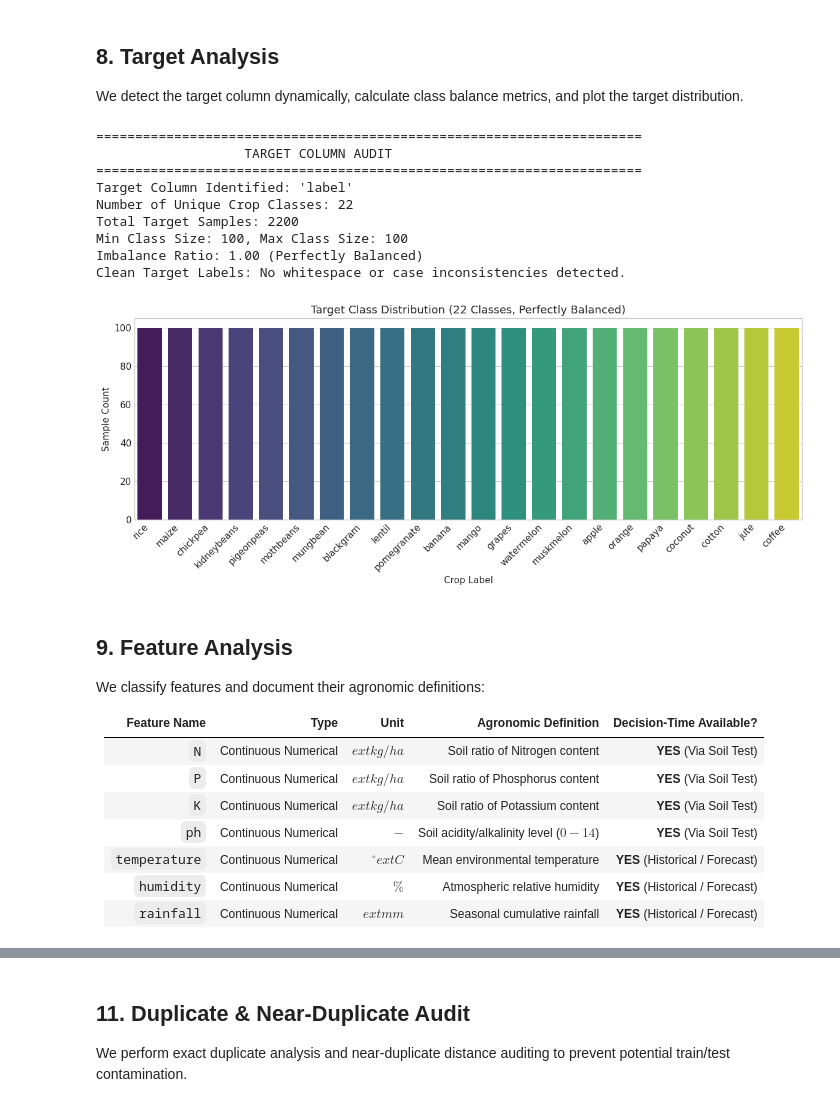
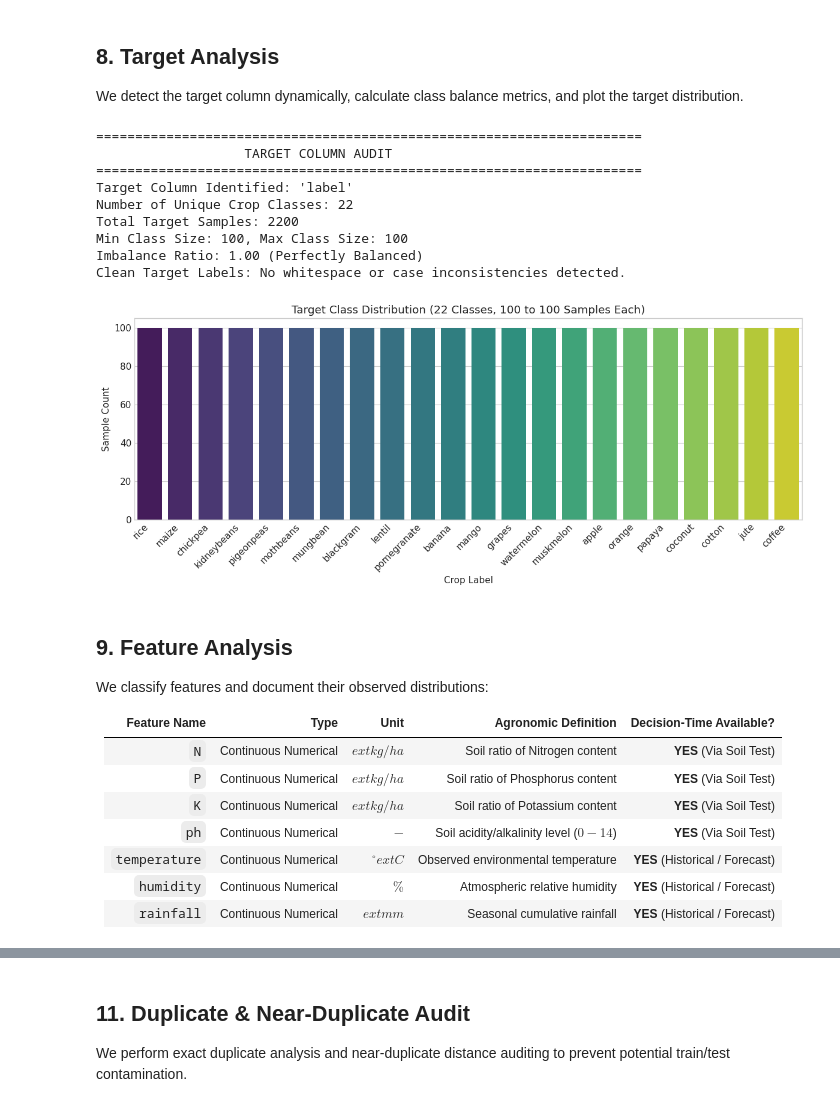
Before and after one commit to animesh6532/AGRINEXUS-AI, a Jupyter notebook: Notebook/01_crop_recommendation.ipynb, the cells around one changed output, grey strips where cells are left out. Drawn from its saved outputs; the diff is of its cells as text; code cells hidden in the pictures.

```diff
--- a/Notebook/01_crop_recommendation.ipynb
+++ b/Notebook/01_crop_recommendation.ipynb
@@ -187,16 +191,10 @@ We dynamically load the selected primary dataset using the resolved absolute pat
 # %%
-DATA_PATH = None
-for f in CROP_DATA_DIR.iterdir():
-    if f.name.lower() == 'crop_recommendation.csv':
-        DATA_PATH = f
-        break
+# Cell 8: Primary Dataset Loading
+EXPECTED_FILENAME = 'Crop_recommendation.csv'
+DATA_PATH = CROP_DATA_DIR / EXPECTED_FILENAME
 
-if DATA_PATH is None or not DATA_PATH.exists():
-    tabular_files = list(CROP_DATA_DIR.glob('*.csv'))
-    if tabular_files:
-        DATA_PATH = tabular_files[0]
-    else:
-        raise FileNotFoundError("CRITICAL: Primary tabular dataset file not found!")
+if not DATA_PATH.exists():
+    raise FileNotFoundError(f"CRITICAL ERROR: Expected dataset file '{EXPECTED_FILENAME}' not found in '{CROP_DATA_DIR}'!")
 
 df = pd.read_csv(DATA_PATH)
 
@@ -204,9 +202,10 @@ print("="*70)
 print("                   PRIMARY DATASET FORENSICS")
 print("="*70)
 print(f"Absolute Data Path: {DATA_PATH.resolve()}")
-print(f"File Size: {DATA_PATH.stat().st_size} bytes")
-print(f"Shape (Rows, Columns): {df.shape}")
-print(f"Columns List: {list(df.columns)}")
+print(f"File Existence:    {DATA_PATH.exists()}")
+print(f"File Size:         {DATA_PATH.stat().st_size} bytes")
+print(f"Shape (Rows, Cols):{df.shape}")
+print(f"Columns List:      {list(df.columns)}")
 print("\n--- DATA TYPES ---")
 print(df.dtypes)
 
@@ -297,6 +302,7 @@ PASSED: Zero physical range errors or invalid numerical values detected.
 
 We detect the target column dynamically, calculate class balance metrics, and plot the target distribution.
 # %%
+# Cell 12: Target Column Audit
 target_candidates = [c for c in df.columns if c.lower() in ['label', 'crop', 'crops', 'target', 'recommended_crop']]
 TARGET_COL = target_candidates[0]
 
@@ -312,7 +318,7 @@ min_class_size = class_counts.min()
 max_class_size = class_counts.max()
 imbalance_ratio = max_class_size / min_class_size
 
-if imbalance_ratio == 1.0:
+if np.isclose(imbalance_ratio, 1.0):
     imbalance_desc = "Perfectly Balanced"
 elif imbalance_ratio < 1.5:
     imbalance_desc = "Mild Imbalance"
@@ -321,39 +327,39 @@ elif imbalance_ratio < 3.0:
 else:
     imbalance_desc = "High Imbalance"
 
 print(f"Min Class Size: {min_class_size}, Max Class Size: {max_class_size}")
 print(f"Imbalance Ratio: {imbalance_ratio:.2f} ({imbalance_desc})")
 
 unique_labels = df[TARGET_COL].unique()
 cleaned_labels = [str(l).strip().lower() for l in unique_labels]
 if len(unique_labels) != len(set(cleaned_labels)):
     print("WARNING: Inconsistent target labels detected (whitespace or casing differences)!")
 else:
     print("Clean Target Labels: No whitespace or case inconsistencies detected.")
 
 plt.figure(figsize=(12, 5))
 sns.barplot(x=class_counts.index, y=class_counts.values, palette='viridis')
 plt.xticks(rotation=45, ha='right')
-plt.title(f"Target Class Distribution ({df[TARGET_COL].nunique()} Classes, {imbalance_desc})")
+plt.title(f"Target Class Distribution ({df[TARGET_COL].nunique()} Classes, {min_class_size} to {max_class_size} Samples Each)")
 plt.xlabel("Crop Label")
 plt.ylabel("Sample Count")
 plt.tight_layout()
 plt.show()
 # %% [output]
 ======================================================================
                    TARGET COLUMN AUDIT
 ======================================================================
 Target Column Identified: 'label'
 Number of Unique Crop Classes: 22
 Total Target Samples: 2200
 Min Class Size: 100, Max Class Size: 100
 Imbalance Ratio: 1.00 (Perfectly Balanced)
 Clean Target Labels: No whitespace or case inconsistencies detected.
-[figure, old version]
+[figure, new version]
 # %% [markdown]
 ## 9. Feature Analysis
 
-We classify features and document their agronomic definitions:
+We classify features and document their observed distributions:
 
 | Feature Name | Type | Unit | Agronomic Definition | Decision-Time Available? |
 |---|---|---|---|---|
@@ -361,7 +367,7 @@ We classify features and document their agronomic definitions:
 | `P` | Continuous Numerical | $	ext{kg/ha}$ | Soil ratio of Phosphorus content | **YES** (Via Soil Test) |
 | `K` | Continuous Numerical | $	ext{kg/ha}$ | Soil ratio of Potassium content | **YES** (Via Soil Test) |
 | `ph` | Continuous Numerical | $-$ | Soil acidity/alkalinity level ($0-14$) | **YES** (Via Soil Test) |
-| `temperature` | Continuous Numerical | $^\circ	ext{C}$ | Mean environmental temperature | **YES** (Historical / Forecast) |
+| `temperature` | Continuous Numerical | $^\circ	ext{C}$ | Observed environmental temperature | **YES** (Historical / Forecast) |
 | `humidity` | Continuous Numerical | $\%$ | Atmospheric relative humidity | **YES** (Historical / Forecast) |
 | `rainfall` | Continuous Numerical | $	ext{mm}$ | Seasonal cumulative rainfall | **YES** (Historical / Forecast) |
 # %%
```
Also changed, not shown: parts of 39 cells of this notebook, 1 other file.
